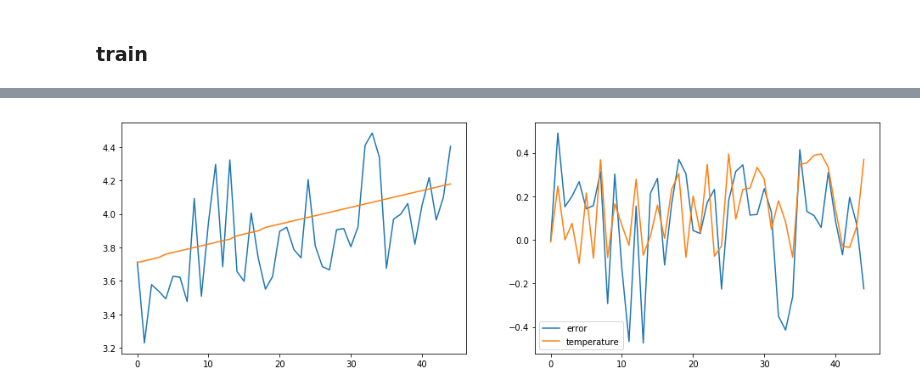
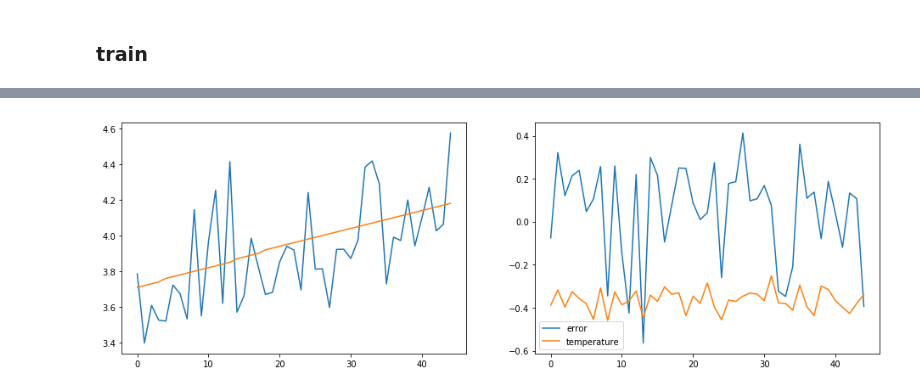
Before and after one commit to gejianwnen/IGBT_NASA, a Jupyter notebook: multi-task.ipynb, the cells around one changed output, grey strips where cells are left out. Cells and saved outputs as stored; diff of their text form; code cells hidden in the pictures.

```diff
--- a/multi-task.ipynb
+++ b/multi-task.ipynb
@@ -445,7 +445,7 @@ if DEBUG_MODE:
 
 train_df = pd.read_csv( "./temp/train_df_scale_subsample.csv")
 train_df["temperature"] = (train_df["temperature"] - 326)/5.0
-target = ["num_cycle"]
+target = ["num_cycle","temperature"]
 # if 'temperature' not in cols:
 #     cols = np.append(cols,'temperature')
 cols = [c for c in cols if c not in target]
@@ -491,21 +491,21 @@ test_loader = DataLoader(test_set, batch_size=BATCH_SIZE, shuffle=True)
 from neuralNetwork2 import *
 from neuralNetwork3 import *
 from weight_init import *
-# DEBUG_MODE = True
+DEBUG_MODE = True
 if DEBUG_MODE:
     NUM_HIDEN1 = 100
     NUM_HIDEN2 = 32
     DROPOUT = 0.5
-    NUM_EPOCH = 30000
+    NUM_EPOCH = 40000
 
 use_gpu = torch.cuda.is_available()
 print("use gpu:",use_gpu)
 model = neuralNetwork2(num_input,NUM_HIDEN1,1,DROPOUT)
 model.apply(weight_init)
-try:
-    model.load_state_dict(torch.load('./model/neuralNetwork2.pth'))
-except:
-    pass
+# try:
+#     model.load_state_dict(torch.load('./model/neuralNetwork2.pth'))
+# except:
+#     pass
 if use_gpu:
     model = model.cuda()
 
@@ -625,7 +625,7 @@ if DEBUG_MODE:
     BATCH_SIZE = 337
 
 train_df = pd.read_csv( "./temp/train_df_scale_subsample.csv")
-train_df["temperature"] = (train_df["temperature"] - 326)/5.0
+train_df["temperature"] = (train_df["temperature"] - 326)*100/5.0
 target = ["num_cycle","temperature"]
 # if 'temperature' not in cols:
 #     cols = np.append(cols,'temperature')
@@ -672,7 +672,7 @@ if DEBUG_MODE:
     NUM_HIDEN1 = 100
     NUM_HIDEN2 = 32
     DROPOUT = 0.5
-    NUM_EPOCH = 30000
+    NUM_EPOCH = 10000
 
 use_gpu = torch.cuda.is_available()
 print("use gpu:",use_gpu)
@@ -771,22 +765,22 @@ plt.show()
 # %%
 model.eval()
 with torch.no_grad():
     x_test = x_test.cuda()
     predict,_ = model(x_test)
 predict = predict.cpu()
 y_test = y_test.cpu()
 x_test = x_test.cpu()
 plt.close("all")
 plt.figure(figsize=(16,5))
 plt.subplot(121)
 plt.plot(predict)
 plt.plot(y_test[:,0].unsqueeze_(1))
 plt.subplot(122)
 plt.plot((y_test[:,0].unsqueeze_(1)-predict),label = "error")
 a = train_df["temperature"].values
-plt.plot(a[-45:]-0.5,label = "temperature")
-# plt.plot(x_test[:,-1]-0.5,label = "temperature")
+# plt.plot(a[-45:]-0.5,label = "temperature")
+plt.plot(x_test[:,-1]-0.5,label = "temperature")
 plt.legend()
 plt.show()
 # %% [output]
-[figure, old version]
+[figure, new version]
```
Also changed, not shown: parts of 17 cells of this notebook, 2 other files.
